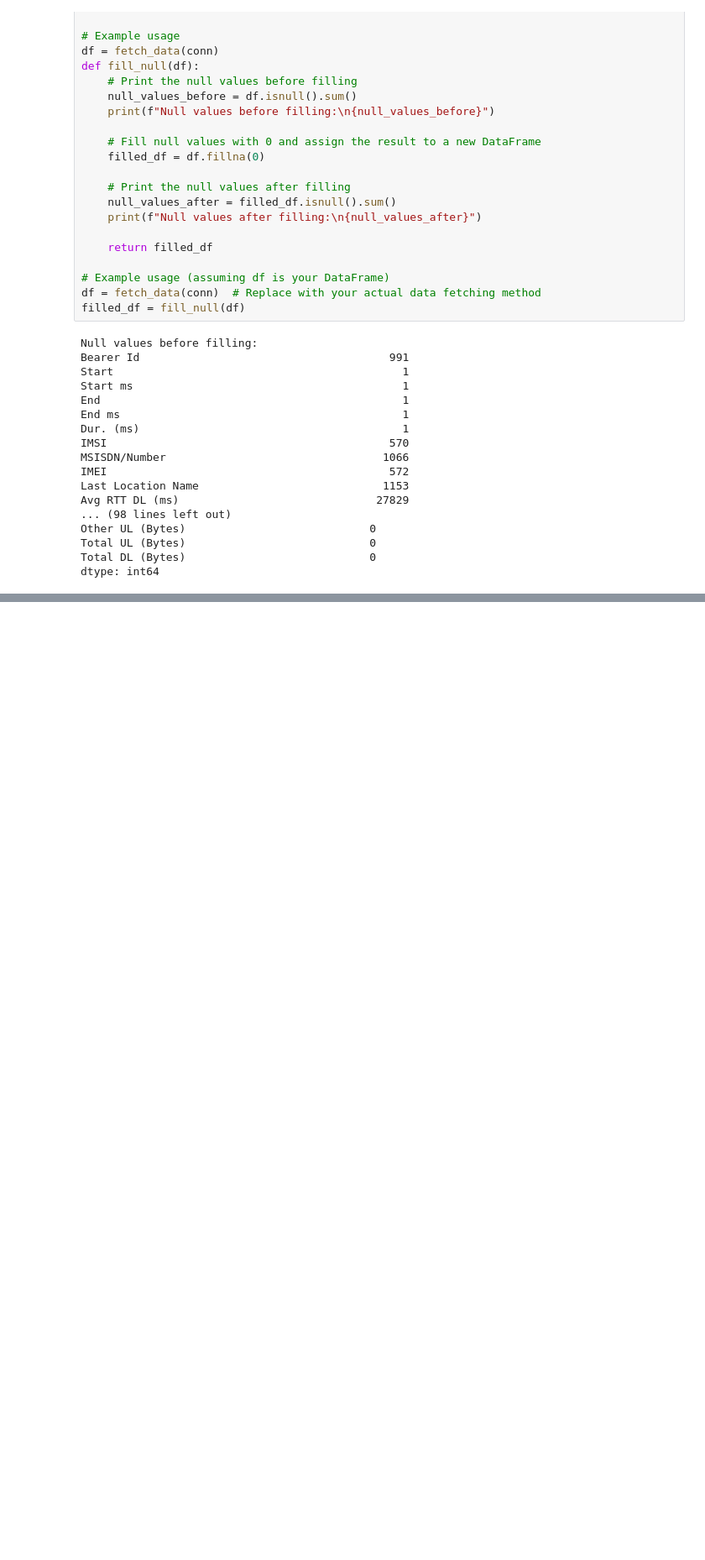
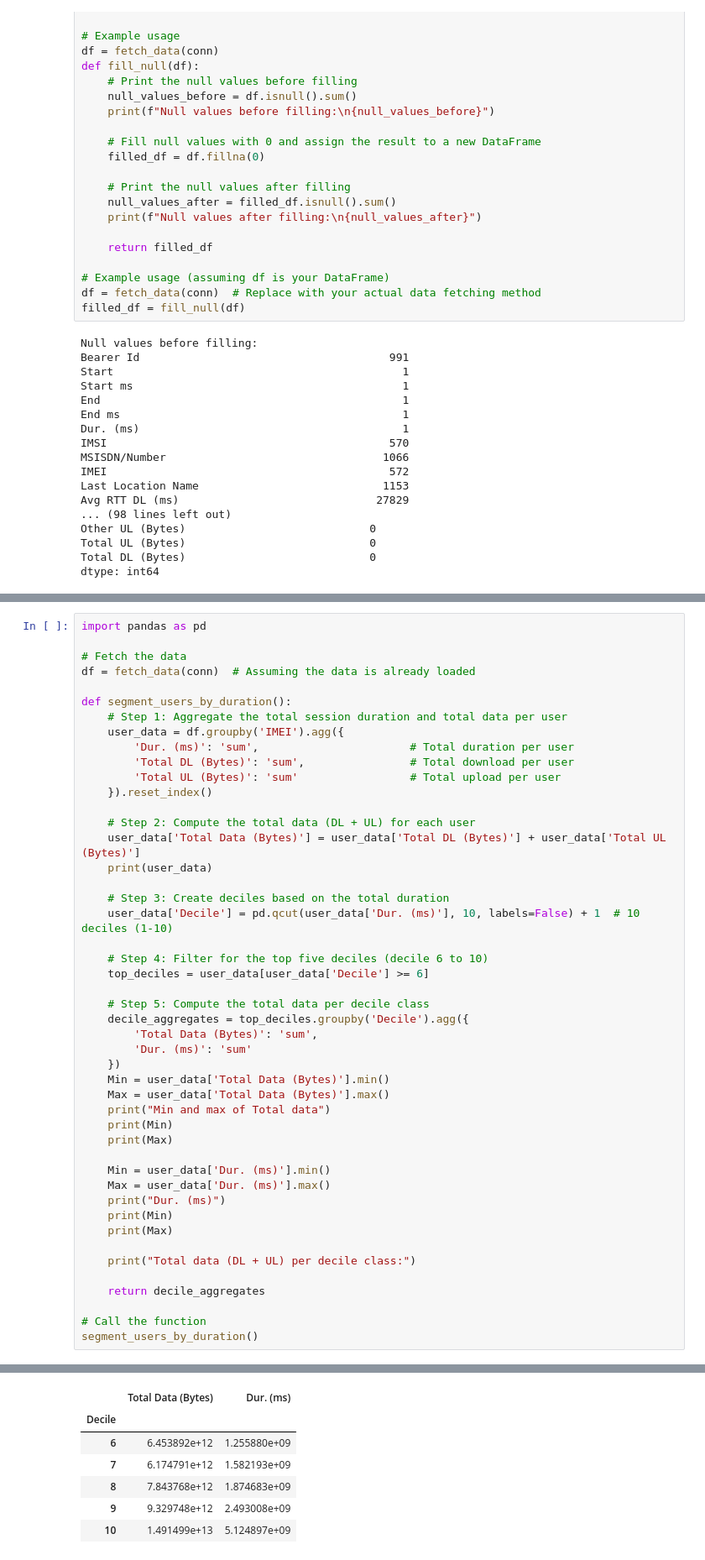
Before and after one commit to Gede-A/Telecom_business_analysis, a Jupyter notebook: notebooks/Understanding_data.ipynb, the cells around one changed output, grey strips where cells are left out. Shown at 84% size. Drawn from its saved outputs; the diff is of its cells as text; blank space fills up the shorter version.

```diff
--- a/notebooks/Understanding_data.ipynb
+++ b/notebooks/Understanding_data.ipynb
@@ -504,0 +568,48 @@ dtype: int64
+# %%
+import pandas as pd
+
+# Fetch the data
+df = fetch_data(conn)  # Assuming the data is already loaded
+
+def segment_users_by_duration():
+    # Step 1: Aggregate the total session duration and total data per user
+    user_data = df.groupby('IMEI').agg({
+        'Dur. (ms)': 'sum',                       # Total duration per user
+        'Total DL (Bytes)': 'sum',                # Total download per user
+        'Total UL (Bytes)': 'sum'                 # Total upload per user
+    }).reset_index()
+
+    # Step 2: Compute the total data (DL + UL) for each user
+    user_data['Total Data (Bytes)'] = user_data['Total DL (Bytes)'] + user_data['Total UL (Bytes)']
+    print(user_data)
+
+    # Step 3: Create deciles based on the total duration
+    user_data['Decile'] = pd.qcut(user_data['Dur. (ms)'], 10, labels=False) + 1  # 10 deciles (1-10)
+
+    # Step 4: Filter for the top five deciles (decile 6 to 10)
+    top_deciles = user_data[user_data['Decile'] >= 6]
+
+    # Step 5: Compute the total data per decile class
+    decile_aggregates = top_deciles.groupby('Decile').agg({
+        'Total Data (Bytes)': 'sum',
+        'Dur. (ms)': 'sum'
+    })
+    Min = user_data['Total Data (Bytes)'].min()
+    Max = user_data['Total Data (Bytes)'].max()
+    print("Min and max of Total data")
+    print(Min)
+    print(Max)
+
+    Min = user_data['Dur. (ms)'].min()
+    Max = user_data['Dur. (ms)'].max()
+    print("Dur. (ms)")
+    print(Min)
+    print(Max)
+
+    print("Total data (DL + UL) per decile class:")
+
+    return decile_aggregates
+
+# Call the function
+segment_users_by_duration()
+# %% [output]
@@ -504,0 +633,7 @@ dtype: int64
+|  | Total Data (Bytes) | Dur. (ms) |
+| Decile |  |  |
+| 6 | 6.453892e+12 | 1.255880e+09 |
+| 7 | 6.174791e+12 | 1.582193e+09 |
+| 8 | 7.843768e+12 | 1.874683e+09 |
+| 9 | 9.329748e+12 | 2.493008e+09 |
+| 10 | 1.491499e+13 | 5.124897e+09 |
```
Also changed, not shown: parts of 3 cells of this notebook.
